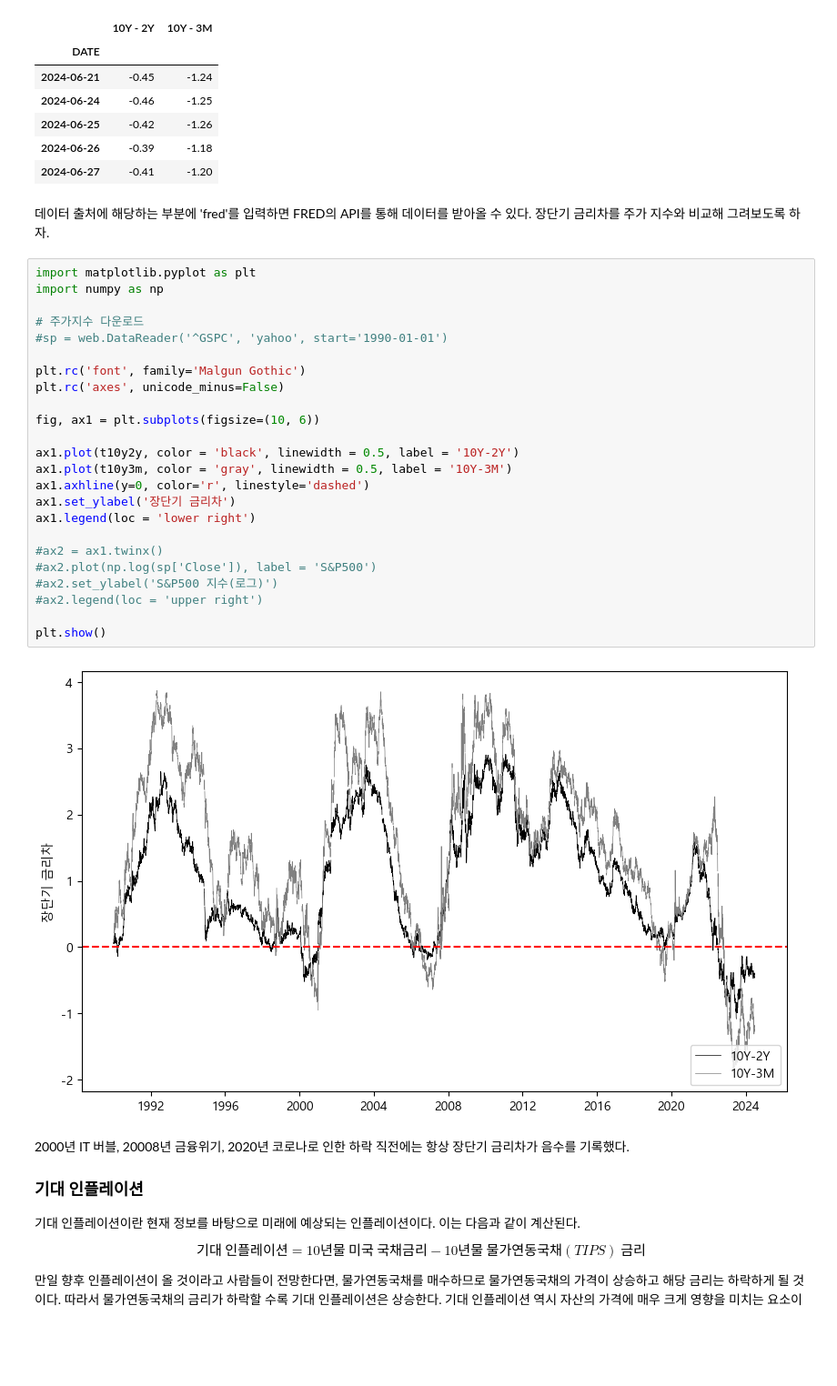
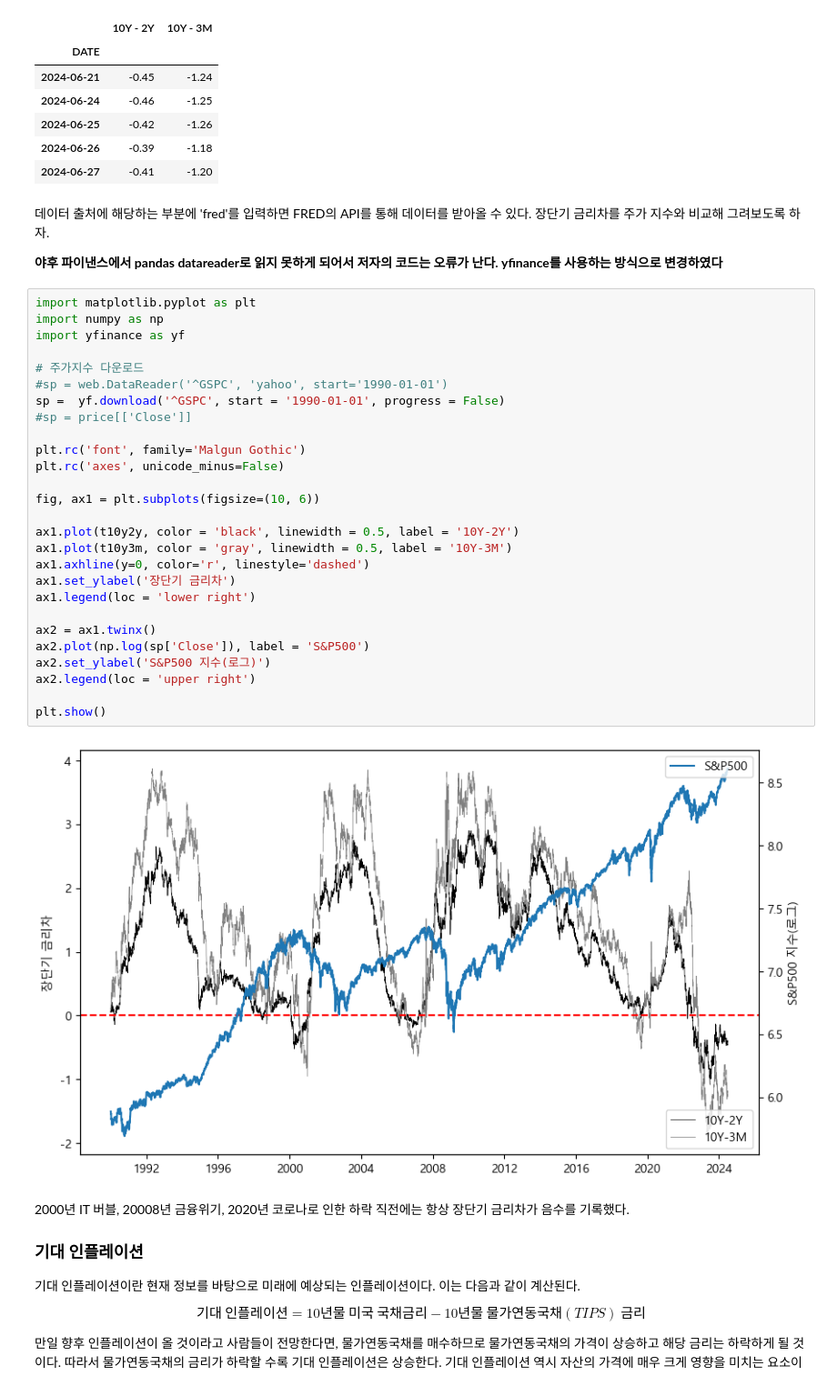
Before and after one commit to restful3/ml4t, a Jupyter notebook: source/파이썬을_이용한_퀀트_투자_포트폴리오_만들기/ch12_투자_참고용_데이터_수집_Jtkim.ipynb, the cells around one changed output. Shown at 91% size. Cells and saved outputs as stored; diff of their text form; blank space fills up the shorter version.

```diff
--- a/source/파이썬을_이용한_퀀트_투자_포트폴리오_만들기/ch12_투자_참고용_데이터_수집_Jtkim.ipynb
+++ b/source/파이썬을_이용한_퀀트_투자_포트폴리오_만들기/ch12_투자_참고용_데이터_수집_Jtkim.ipynb
@@ -290,32 +290,37 @@ rate_diff.tail()
 | 2024-06-27 | -0.41 | -1.20 |
 # %% [markdown]
 데이터 출처에 해당하는 부분에 'fred'를 입력하면 FRED의 API를 통해 데이터를 받아올 수 있다. 장단기 금리차를 주가 지수와 비교해 그려보도록 하자.
+
+**야후 파이낸스에서 pandas datareader로 읽지 못하게 되어서 저자의 코드는 오류가 난다. yfinance를 사용하는 방식으로 변경하였다**
 # %%
 import matplotlib.pyplot as plt
 import numpy as np
+import yfinance as yf
 
 # 주가지수 다운로드
 #sp = web.DataReader('^GSPC', 'yahoo', start='1990-01-01')
+sp =  yf.download('^GSPC', start = '1990-01-01', progress = False)
+#sp = price[['Close']]
 
 plt.rc('font', family='Malgun Gothic')
 plt.rc('axes', unicode_minus=False)
 
 fig, ax1 = plt.subplots(figsize=(10, 6))
 
 ax1.plot(t10y2y, color = 'black', linewidth = 0.5, label = '10Y-2Y')
 ax1.plot(t10y3m, color = 'gray', linewidth = 0.5, label = '10Y-3M')
 ax1.axhline(y=0, color='r', linestyle='dashed')
 ax1.set_ylabel('장단기 금리차')
 ax1.legend(loc = 'lower right')
 
-#ax2 = ax1.twinx()
-#ax2.plot(np.log(sp['Close']), label = 'S&P500')
-#ax2.set_ylabel('S&P500 지수(로그)')
-#ax2.legend(loc = 'upper right')
+ax2 = ax1.twinx()
+ax2.plot(np.log(sp['Close']), label = 'S&P500')
+ax2.set_ylabel('S&P500 지수(로그)')
+ax2.legend(loc = 'upper right')
 
 plt.show()
 # %% [output]
-[figure, old version]
+[figure, new version]
 # %% [markdown]
 2000년 IT 버블, 20008년 금융위기, 2020년 코로나로 인한 하락 직전에는 항상 장단기 금리차가 음수를 기록했다.
 
```
Also changed, not shown: parts of 2 cells of this notebook, 1 other file.
